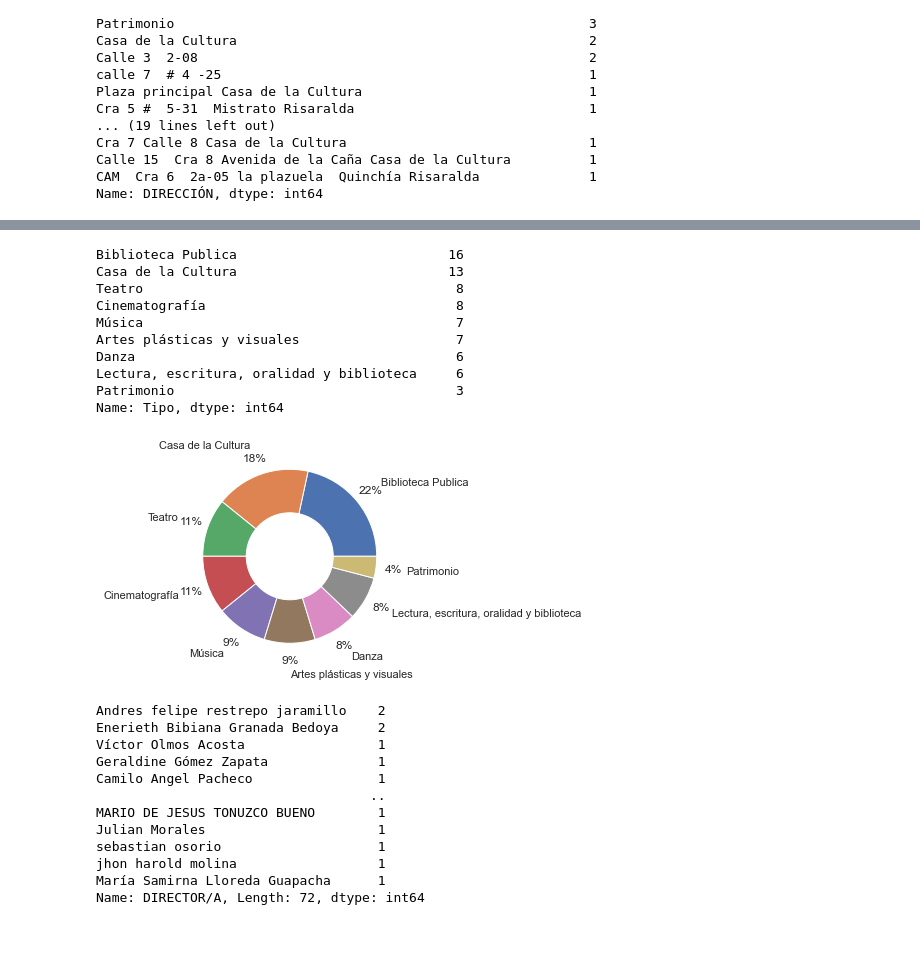
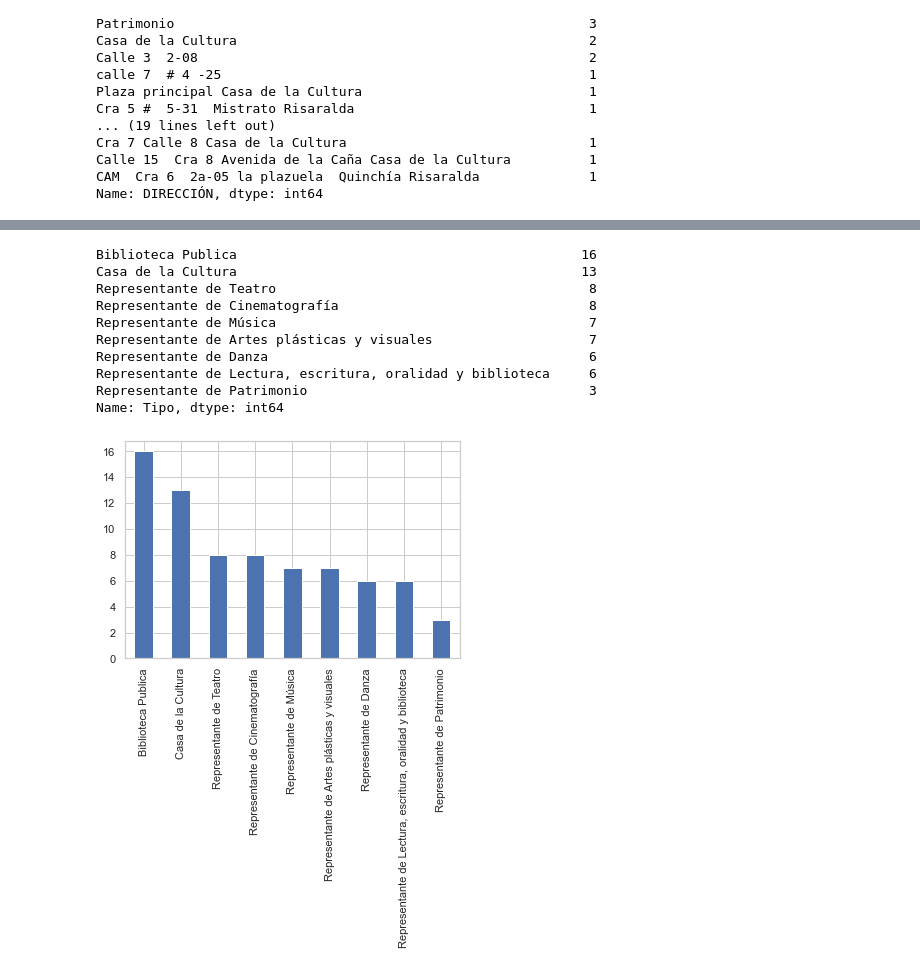
Before and after one commit to JhoaoAle/CultureCenters, a Jupyter notebook: CC_Analysis.ipynb, the cells around one changed output, grey strips where cells are left out. Saved outputs shown, nothing was run; the diff lists cells and outputs as text; code cells hidden in the pictures; blank space fills up the shorter version.

```diff
--- a/CC_Analysis.ipynb
+++ b/CC_Analysis.ipynb
@@ -286,47 +288,25 @@ df1[(df1['Tipo'] == "Representante")]
 | 73 | Representante | María Samirna Lloreda Guapacha | fundamadiva@gmail.com | 3207344487 | Patrimonio | Pereira |
 # %%
 #Assigning DIRECCIÓN to Tipo in the case of Representante
-df1.loc[df.apply(lambda df1: "Representante" in df1['Tipo'], axis=1), 'Tipo'] = df1['DIRECCIÓN']
+df1.loc[df.apply(lambda df1: "Representante" in df1['Tipo'], axis=1), 'Tipo'] = 'Representante de '+ df1['DIRECCIÓN']
 #df[df.apply(lambda df: "Representante" in df['Tipo'], axis=1)]
 cc_count3 = df1["Tipo"].value_counts()
 cc_count3
 # %% [output]
-Biblioteca Publica                           16
-Casa de la Cultura                           13
-Teatro                                        8
-Cinematografía                                8
-Música                                        7
-Artes plásticas y visuales                    7
-Danza                                         6
-Lectura, escritura, oralidad y biblioteca     6
-Patrimonio                                    3
+Biblioteca Publica                                            16
+Casa de la Cultura                                            13
+Representante de Teatro                                        8
+Representante de Cinematografía                                8
+Representante de Música                                        7
+Representante de Artes plásticas y visuales                    7
+Representante de Danza                                         6
+Representante de Lectura, escritura, oralidad y biblioteca     6
+Representante de Patrimonio                                    3
 Name: Tipo, dtype: int64
 # %%
-gph = df1["Tipo"].value_counts().plot(kind='pie', autopct='%.0f%%',pctdistance=1.2, labeldistance=1.351)
-
-circle = plt.Circle( (0,0), 0.5, color='white')
-p=plt.gcf()
-p.gca().add_artist(circle)
-gph.set(ylabel=None)
-plt.show()
+gph = df1["Tipo"].value_counts().plot(kind='bar')
 # %% [output]
-[figure, old version]
+[figure, new version]
-# %%
-cc_count3 = df1["DIRECTOR/A"].value_counts()
-cc_count3
-# %% [output]
-Andres felipe restrepo jaramillo    2
-Enerieth Bibiana Granada Bedoya     2
-Víctor Olmos Acosta                 1
-Geraldine Gómez Zapata              1
-Camilo Angel Pacheco                1
-                                   ..
-MARIO DE JESUS TONUZCO BUENO        1
-Julian Morales                      1
-sebastian osorio                    1
-jhon harold molina                  1
-María Samirna Lloreda Guapacha      1
-Name: DIRECTOR/A, Length: 72, dtype: int64
 # %%
 df1 = df1.drop('DIRECTOR/A', axis=1)
 df1
```
Also changed, not shown: parts of 14 cells of this notebook.
